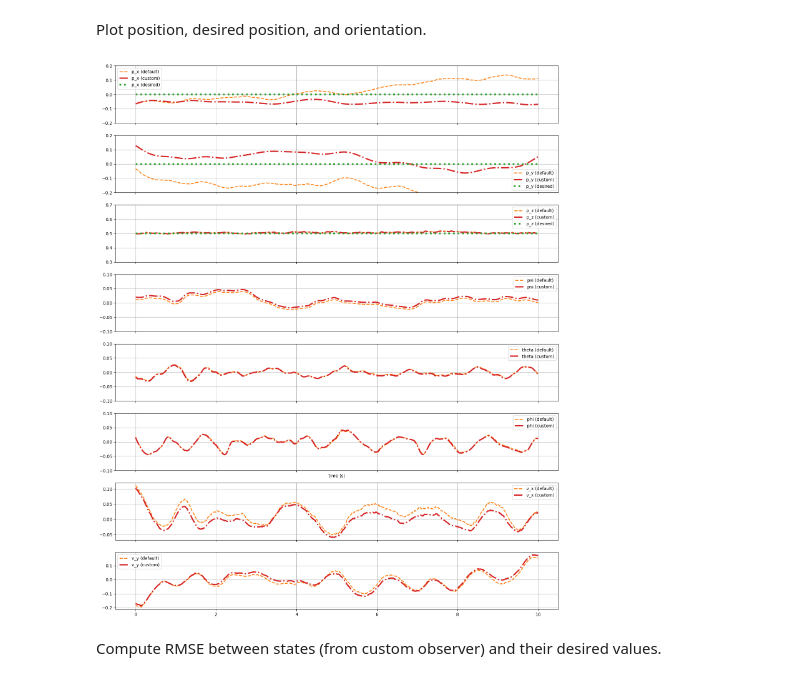
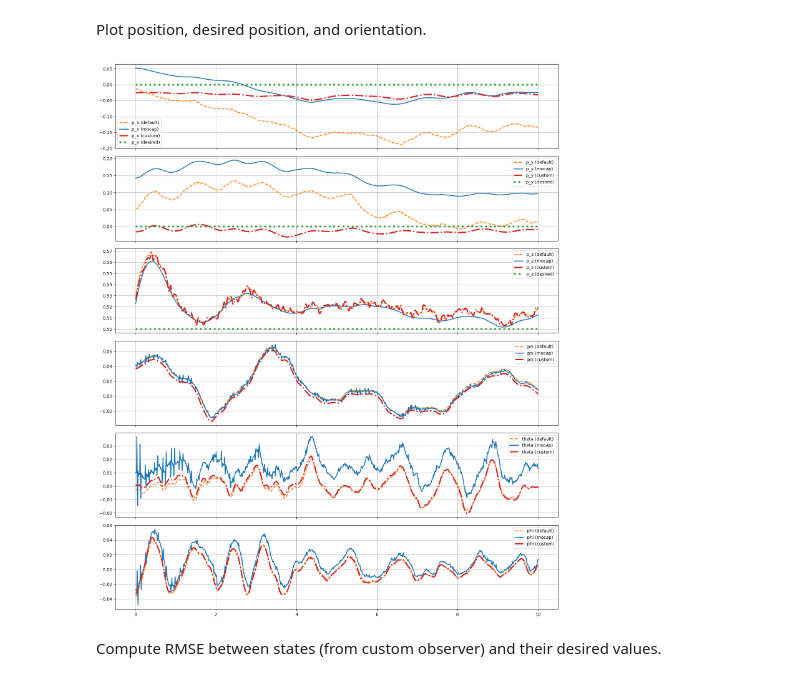
Before and after one commit to Chairless-maybe/crazyflie-client, a Jupyter notebook: lab07/03_test.ipynb, the cells around one changed output. Saved outputs shown, nothing was run; the diff lists cells and outputs as text; code cells hidden in the pictures.

```diff
--- a/lab07/03_test.ipynb
+++ b/lab07/03_test.ipynb
@@ -84,7 +84,7 @@ p_z_eq =  0.5000
 Load flight data.
 # %%
 # Load flight data
-raw_data_drone, raw_data_mocap = load_hardware_data('lab08_takeoff_04.json')
+raw_data_drone, raw_data_mocap = load_hardware_data('lab08_hover_custom_custom.json')
 
 # Resample drone data
 data_drone = resample_data_drone(
@@ -269,15 +270,15 @@ comparison_plot(t, v_y_custom, v_y_default, v_y_offline, 'v_y', ax_v_y)
 comparison_plot(t, v_z_custom, v_z_default, v_z_offline, 'v_z', ax_v_z)
 ax_v_z.set_xlabel('time (s)')
 
-ax_p_x.set_ylim([-0.2, 0.2])
-ax_p_y.set_ylim([-0.2, 0.2])
-ax_p_z.set_ylim([-0.05, 0.25])
-ax_psi.set_ylim([-0.1, 0.1])
-ax_theta.set_ylim([-0.25, 0.25])
-ax_phi.set_ylim([-0.25, 0.25])
-ax_v_x.set_ylim([-0.6, 0.6])
-ax_v_y.set_ylim([-0.6, 0.6])
-ax_v_z.set_ylim([-0.5, 0.5])
+# ax_p_x.set_ylim([-0.2, 0.2])
+# ax_p_y.set_ylim([-0.2, 0.2])
+# ax_p_z.set_ylim([-0.05, 0.25])
+# ax_psi.set_ylim([-0.1, 0.1])
+# ax_theta.set_ylim([-0.25, 0.25])
+# ax_phi.set_ylim([-0.25, 0.25])
+# ax_v_x.set_ylim([-0.6, 0.6])
+# ax_v_y.set_ylim([-0.6, 0.6])
+# ax_v_z.set_ylim([-0.5, 0.5])
 
 plt.show()
 # %% [output]
@@ -623,43 +632,41 @@ Plot position, desired position, and orientation.
 # %%
 def comparison_plot(t, s_custom, s_default, s_mocap, name, ax, s_des=None):
     ax.plot(t, s_default, label=f'{name} (default)',
             color=default_color, linestyle=default_linestyle, linewidth=default_linewidth)
-#     ax.plot(t, s_mocap, label=f'{name} (mocap)',
-#             color=mocap_color, linestyle=mocap_linestyle, linewidth=mocap_linewidth)
+    ax.plot(t, s_mocap, label=f'{name} (mocap)',
+            color=mocap_color, linestyle=mocap_linestyle, linewidth=mocap_linewidth)
     ax.plot(t, s_custom, label=f'{name} (custom)',
             color=custom_color, linestyle=custom_linestyle, linewidth=custom_linewidth)
     if s_des is not None:
         ax.plot(t, s_des, label=f'{name} (desired)',
                 color=desired_color, linestyle=desired_linestyle, linewidth=desired_linewidth)
     ax.legend()
     ax.grid()
 
 fig, (ax_p_x,
       ax_p_y,
       ax_p_z,
       ax_psi,
       ax_theta,
-      ax_phi,
-      ax_v_x,
-      ax_v_y) = plt.subplots(8, 1, figsize=(15, 18), sharex=True, tight_layout=True)
+      ax_phi) = plt.subplots(6, 1, figsize=(15, 18), sharex=True, tight_layout=True)
 comparison_plot(t, p_x_custom, p_x_default, p_x_mocap, 'p_x', ax_p_x, s_des=p_x_des)
 comparison_plot(t, p_y_custom, p_y_default, p_y_mocap, 'p_y', ax_p_y, s_des=p_y_des)
 comparison_plot(t, p_z_custom, p_z_default, p_z_mocap, 'p_z', ax_p_z, s_des=p_z_des)
 comparison_plot(t, psi_custom, psi_default, psi_mocap, 'psi', ax_psi)
 comparison_plot(t, theta_custom, theta_default, theta_mocap, 'theta', ax_theta)
 comparison_plot(t, phi_custom, phi_default, phi_mocap, 'phi', ax_phi)
-comparison_plot(t, v_x_custom, v_x_default, 0, 'v_x', ax_v_x)
-comparison_plot(t, v_y_custom, v_y_default, 0, 'v_y', ax_v_y)
-ax_phi.set_xlabel('time (s)')
-ax_p_x.set_ylim([-0.2, 0.2])
-ax_p_y.set_ylim([-0.2, 0.2])
-ax_p_z.set_ylim([0.3, 0.7])
-ax_psi.set_ylim([-0.1, 0.1])
-ax_theta.set_ylim([-0.1, 0.1])
-ax_phi.set_ylim([-0.1, 0.1])
+# comparison_plot(t, v_x_custom, v_x_default, 0, 'v_x', ax_v_x)
+# comparison_plot(t, v_y_custom, v_y_default, 0, 'v_y', ax_v_y)
+# ax_phi.set_xlabel('time (s)')
+# ax_p_x.set_ylim([-0.2, 0.2])
+# ax_p_y.set_ylim([-0.2, 0.2])
+# ax_p_z.set_ylim([0.3, 0.7])
+# ax_psi.set_ylim([-0.1, 0.1])
+# ax_theta.set_ylim([-0.1, 0.1])
+# ax_phi.set_ylim([-0.1, 0.1])
 plt.show()
 # %% [output]
-[figure, old version]
+[figure, new version]
 # %% [markdown]
 Compute RMSE between states (from custom observer) and their desired values.
 # %%
```
Also changed, not shown: parts of 19 cells of this notebook, 5 other files.
